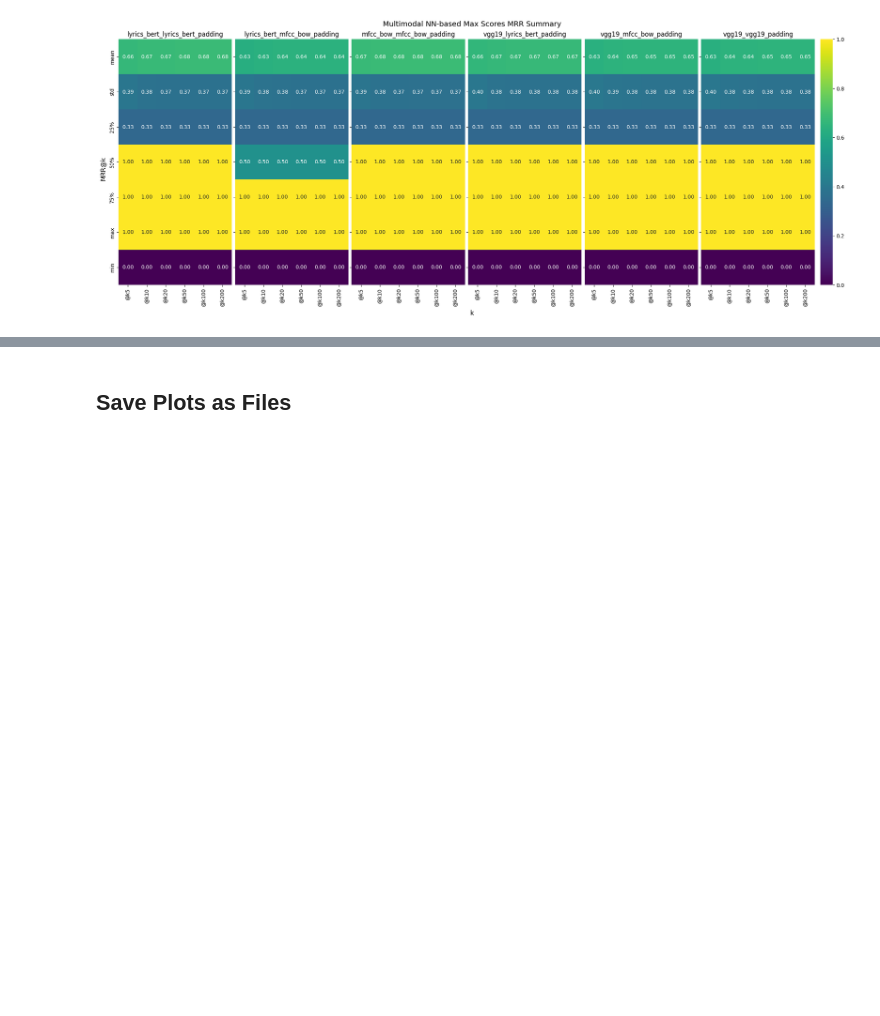
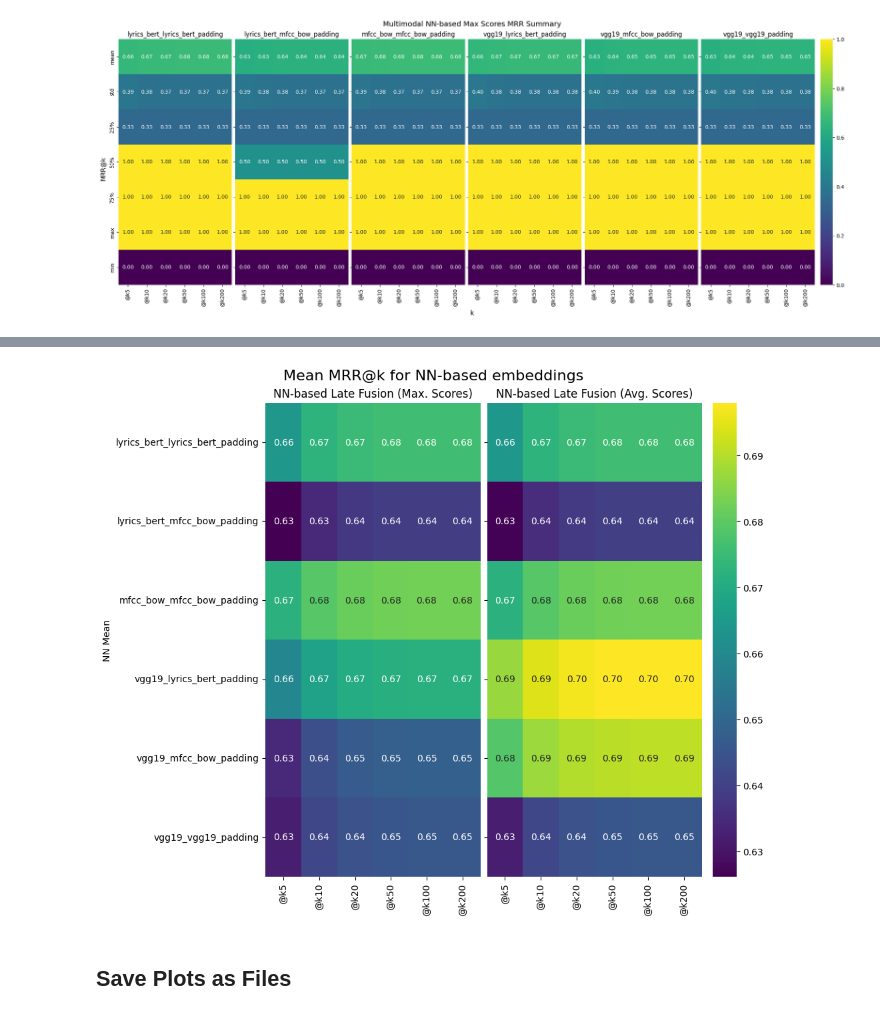
Before and after one commit to MARTIKRISO/MMSR25-26-Group-E, a Jupyter notebook: RetrievalAlgorithm/notebooks/evaluation_stats/plotting/plot_mrr.ipynb, the cells around one changed output, grey strips where cells are left out. Cells and saved outputs as stored; diff of their text form; code cells hidden in the pictures; blank space fills up the shorter version.

```diff
--- a/RetrievalAlgorithm/notebooks/evaluation_stats/plotting/plot_mrr.ipynb
+++ b/RetrievalAlgorithm/notebooks/evaluation_stats/plotting/plot_mrr.ipynb
@@ -285,3 +318,14 @@ figs_dict[f'nn_based_max_scores_{metric_at_k_name}_summary'] = plot_describe_hea
+# %%
+# NN heatmaps
+figs_dict[f'all_NN_based_means_{metric_at_k_name}_summary']  = plot_nn_heatmaps_means(
+    nn_variations=nn_based_dict,
+    fig_title=f'Mean {metric_at_k_name}@k for NN-based embeddings',
+    y_label='NN Mean',
+    figsize=(10,8),
+    decimal_positions=2
+)
+# %% [output]
+[figure, added]
 # %% [markdown]
 ## Save Plots as Files
 # %%
```
Also changed, not shown: parts of 14 cells of this notebook, 27 other files.
